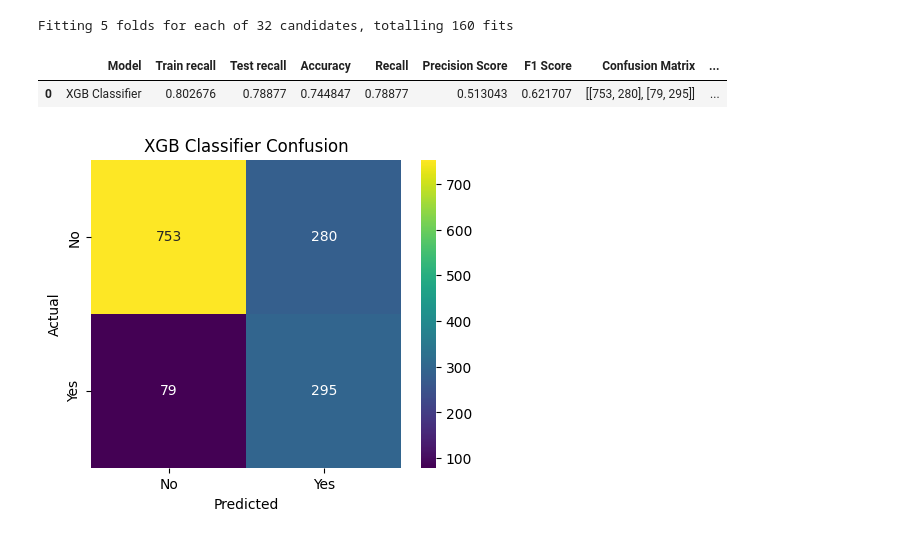
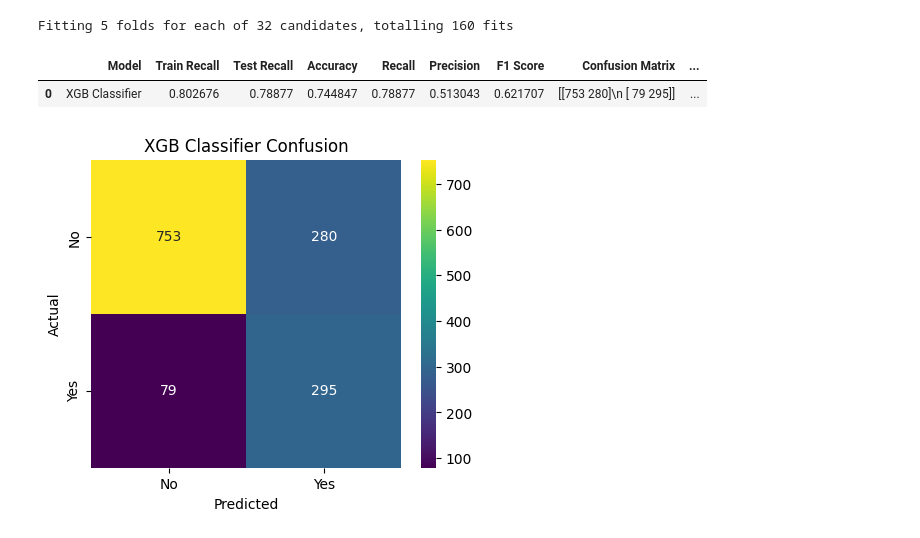
Before and after one commit to Md-Maruf-1727/customer-churn-prediction-ml, a Jupyter notebook: NoteBooks/04_model_training.ipynb, the cells around one changed output. Cells and saved outputs as stored; diff of their text form; code cells hidden in the pictures.

```diff
--- a/NoteBooks/04_model_training.ipynb
+++ b/NoteBooks/04_model_training.ipynb
@@ -372,41 +350,19 @@ xgb_gird = GridSearchCV(
 xgb_model = xgb_gird.fit(scale_xtrain, ytrain)
 # %% [output]
 Fitting 5 folds for each of 32 candidates, totalling 160 fits
-# %%
-xgb_train_pred = xgb_model.predict(scale_xtrain)
-xgb_pred = xgb_model.predict(scale_xtest)
-xgb_pred_proba = xgb_model.predict_proba(scale_xtest)[:, 1]
-
-xgb_train_recall = recall_score(ytrain, xgb_train_pred)
-xgb_test_recall = recall_score(ytest, xgb_pred)
-
-xgb_accuracy = accuracy_score(ytest, xgb_pred)
-xgb_recall = recall_score(ytest, xgb_pred)
-xgb_precision = precision_score(ytest, xgb_pred)
-xgb_f1 = f1_score(ytest, xgb_pred)
-xgb_confusion = confusion_matrix(ytest, xgb_pred)
-xgb_roc_auc = roc_auc_score(ytest, xgb_pred_proba)
-
-xgb_best_param = xgb_model.best_params_
-xgb_best_score = xgb_model.best_score_
-
-xgb_result = pd.DataFrame([{
-    'Model': 'XGB Classifier',
-    'Train recall': xgb_train_recall,
-    'Test recall': xgb_test_recall,
-    'Accuracy': xgb_accuracy,
-    'Recall': xgb_recall,
-    'Precision Score': xgb_precision,
-    'F1 Score': xgb_f1,
-    'Confusion Matrix': xgb_confusion,
-    'Roc Auc Score': xgb_roc_auc,
-    'Best Params': str(xgb_best_param),
-    'Best CV Score': xgb_best_score
-}])
-xgb_result
-# %% [output]
-|  | Model | Train recall | Test recall | Accuracy | Recall | Precision Score | F1 Score | Confusion Matrix | ... |
-| 0 | XGB Classifier | 0.802676 | 0.78877 | 0.744847 | 0.78877 | 0.513043 | 0.621707 | [[753, 280], [79, 295]] | ... |
+# %%
+xgb_result, xgb_pred_proba, xgb_confusion, xgb_roc_auc = evaluete_model(
+    model=xgb_model,
+    xtrain=scale_xtrain,
+    xtest=scale_xtest,
+    ytrain=ytrain,
+    ytest=ytest,
+    model_name='XGB Classifier'
+)
+xgb_result
+# %% [output]
+|  | Model | Train Recall | Test Recall | Accuracy | Recall | Precision | F1 Score | Confusion Matrix | ... |
+| 0 | XGB Classifier | 0.802676 | 0.78877 | 0.744847 | 0.78877 | 0.513043 | 0.621707 | [[753 280]\n [ 79 295]] | ... |
 # %%
 plt.figure(figsize=(5,4))
 labels=['No', 'Yes']
```
Also changed, not shown: parts of 3 cells of this notebook.
